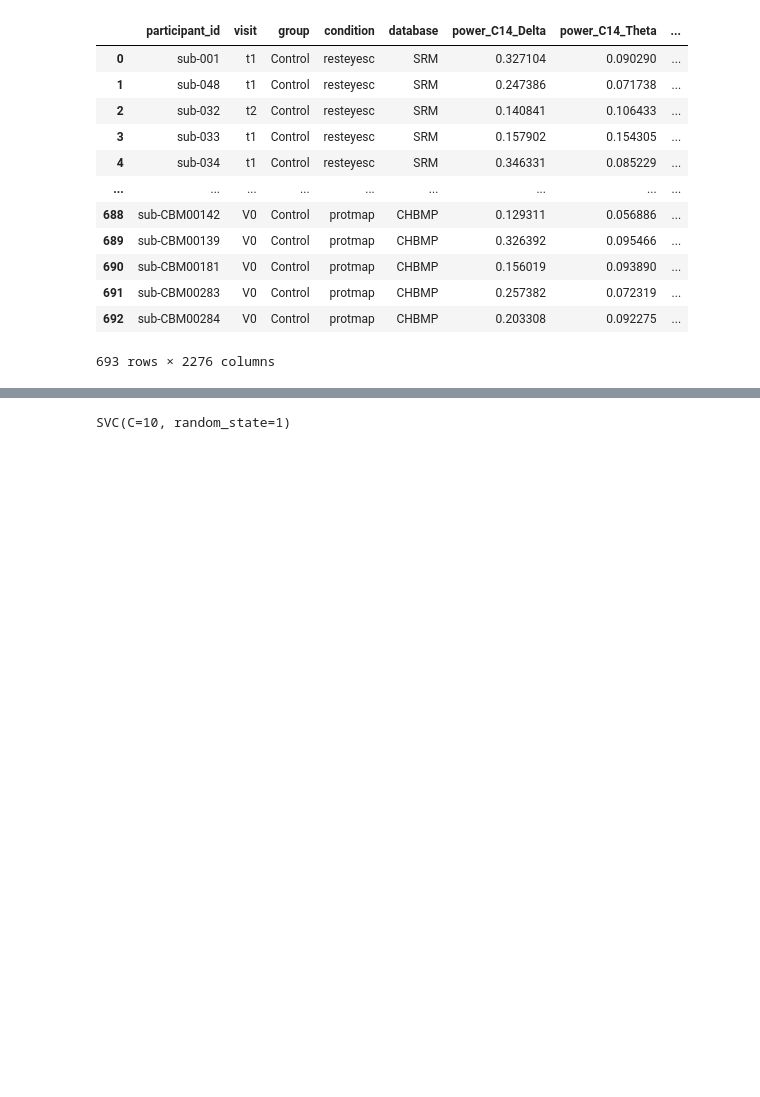
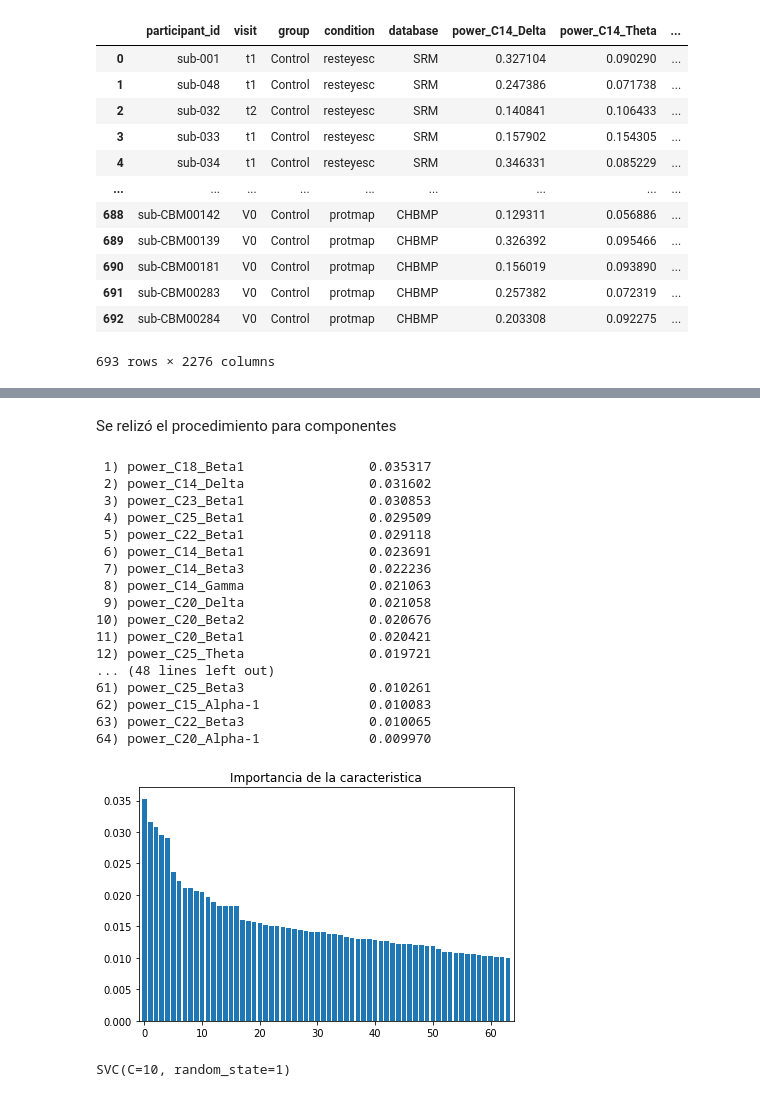
Before and after one commit to yjmantilla/Data_analysis_ML_Harmonization_Proyect, a Jupyter notebook: Manipulacion- Rois-Componentes de todas las DB/EDA.ipynb, the cells around one changed output, grey strips where cells are left out. Saved outputs shown, nothing was run; the diff lists cells and outputs as text; code cells hidden in the pictures; blank space fills up the shorter version.

```diff
--- a/Manipulacion- Rois-Componentes de todas las DB/EDA.ipynb
+++ b/Manipulacion- Rois-Componentes de todas las DB/EDA.ipynb
@@ -118,0 +273,4 @@ X_train_roi, X_test_roi, y_train_roi, y_test_roi = train_test_split(
+# %% [markdown]
+Se relizó el procedimiento para componentes
+# %%
+nombres_columnas = power_data_com.columns[:-1]
@@ -119,3 +284,50 @@ X_train_roi, X_test_roi, y_train_roi, y_test_roi = train_test_split(
+# %%
+forestclf.fit(X_train_com, y_train_com)
+features_scores = forestclf.feature_importances_
+features_scores
+index = np.argsort(features_scores)[::-1]
+
+
+for f in range(X_train_com.shape[1]):
+
+    print("%2d) %-*s %f" % (f + 1, 30,
+                        nombres_columnas[index[f]],
+                        features_scores[index[f]]))
+
+plt.title('Importancia de la caracteristica')
+
+plt.bar(range(X_train_com.shape[1]),
+    features_scores[index],
+    align='center')
+
+#plt.xticks(range(X_train_com.shape[1]),
+#    nombres_columnas,
+#    rotation=90)
+
+plt.xlim([-1, X_train_com.shape[1]])
+
+plt.tight_layout()
+
+plt.show()
+# %% [output]
+ 1) power_C18_Beta1                0.035317
+ 2) power_C14_Delta                0.031602
+ 3) power_C23_Beta1                0.030853
+ 4) power_C25_Beta1                0.029509
+ 5) power_C22_Beta1                0.029118
+ 6) power_C14_Beta1                0.023691
+ 7) power_C14_Beta3                0.022236
+ 8) power_C14_Gamma                0.021063
+ 9) power_C20_Delta                0.021058
+10) power_C20_Beta2                0.020676
+11) power_C20_Beta1                0.020421
+12) power_C25_Theta                0.019721
+... (48 lines left out)
+61) power_C25_Beta3                0.010261
+62) power_C15_Alpha-1              0.010083
+63) power_C22_Beta3                0.010065
+64) power_C20_Alpha-1              0.009970
+[figure, added]
 # %%
 supvm = SVC(C=10, random_state=1)
 # %%
```
Also changed, not shown: parts of 32 cells of this notebook.
